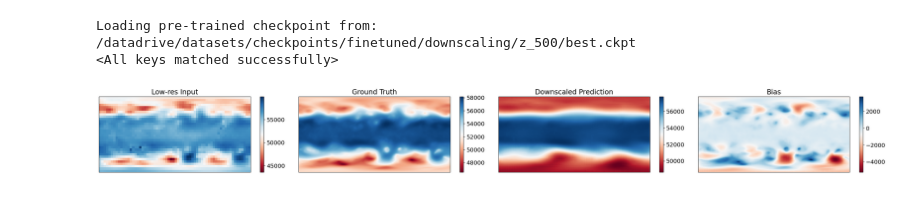
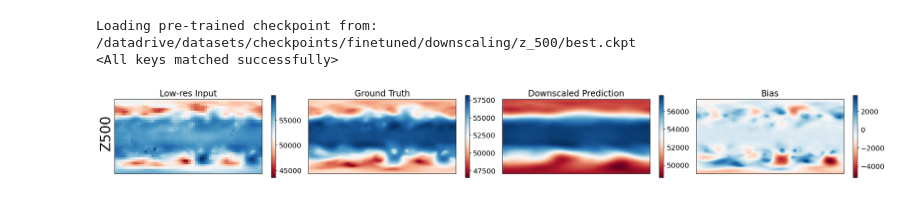
Before and after one commit to tung-nd/climax_all, a Jupyter notebook: notebook/visualize_downscaling.ipynb, the cells around one changed output. Cells and saved outputs as stored; diff of their text form; code cells hidden in the pictures.

```diff
--- a/notebook/visualize_downscaling.ipynb
+++ b/notebook/visualize_downscaling.ipynb
@@ -149,6 +149,7 @@ import random
 import numpy as np
 import torch
 import matplotlib.pyplot as plt
+
 from datetime import datetime
 
 def visualize_forecast(model_module, data_module, var_name, save_path = None):
@@ -167,6 +168,7 @@ def visualize_forecast(model_module, data_module, var_name, save_path = None):
     x_ = torch.nn.functional.interpolate(x_, (out_h, out_w), mode="bilinear")
     x_ = x_.unflatten(0, sizes=(n, t))
 
+    #plt.rcParams.update(**figsizes.icml2022_full(nrows=1, ncols=4))
     fig, axes = plt.subplots(1, 4, figsize=(28, 3), squeeze = False)
 
     with torch.no_grad():
@@ -204,15 +206,16 @@ def visualize_forecast(model_module, data_module, var_name, save_path = None):
         ) # labels along the bottom edge are off
 #     axes[0][0].text(0.5, 0.5, var_name, horizontalalignment='center', verticalalignment='center', fontsize='xx-large')
 
+    axes[index][0].text(-4, 14, f"{var_name}", fontsize=28, rotation=90, va='center', ha='center')
     axes[index][0].set_title(f"Low-res Input", fontsize='xx-large')
     axes[index][1].set_title(f"Ground Truth", fontsize='xx-large')
     axes[index][2].set_title(f"Downscaled Prediction", fontsize='xx-large')
     axes[index][3].set_title(f"Bias", fontsize='xx-large')
 
-    fig.tight_layout()
-
+    #fig.tight_layout()
+    fig.subplots_adjust(wspace=0.05, hspace=0.05,)
     if save_path is not None:
-        plt.savefig(save_path, bbox_inches='tight')
+        plt.savefig(save_path, dpi=300)
     else:
         plt.show()
 
@@ -220,6 +223,6 @@ def visualize_forecast(model_module, data_module, var_name, save_path = None):
     del y
     del pred
 # %%
-visualize_forecast(model, datamodule, 'Z500', 'downscale_z500.png')
+visualize_forecast(model, datamodule, 'Z500', 'downscale_z500.pdf')
 # %% [output]
-[figure, old version]
+[figure, new version]
```
Also changed, not shown: 1 other file.
